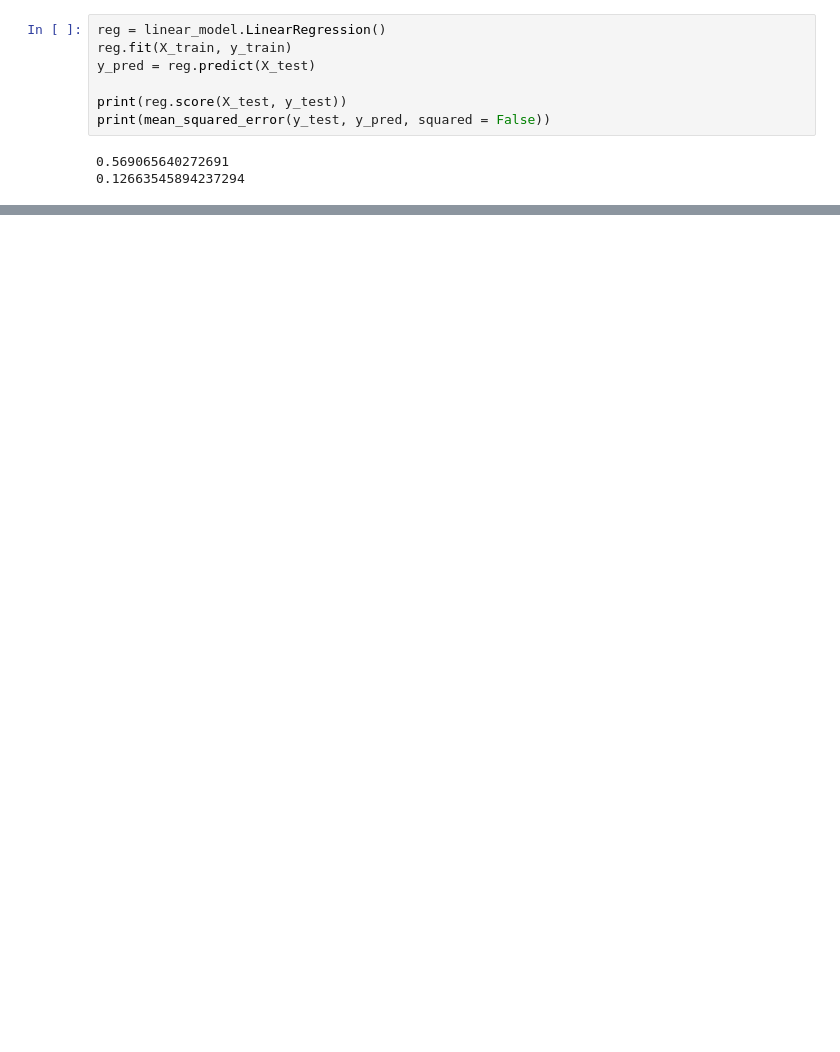
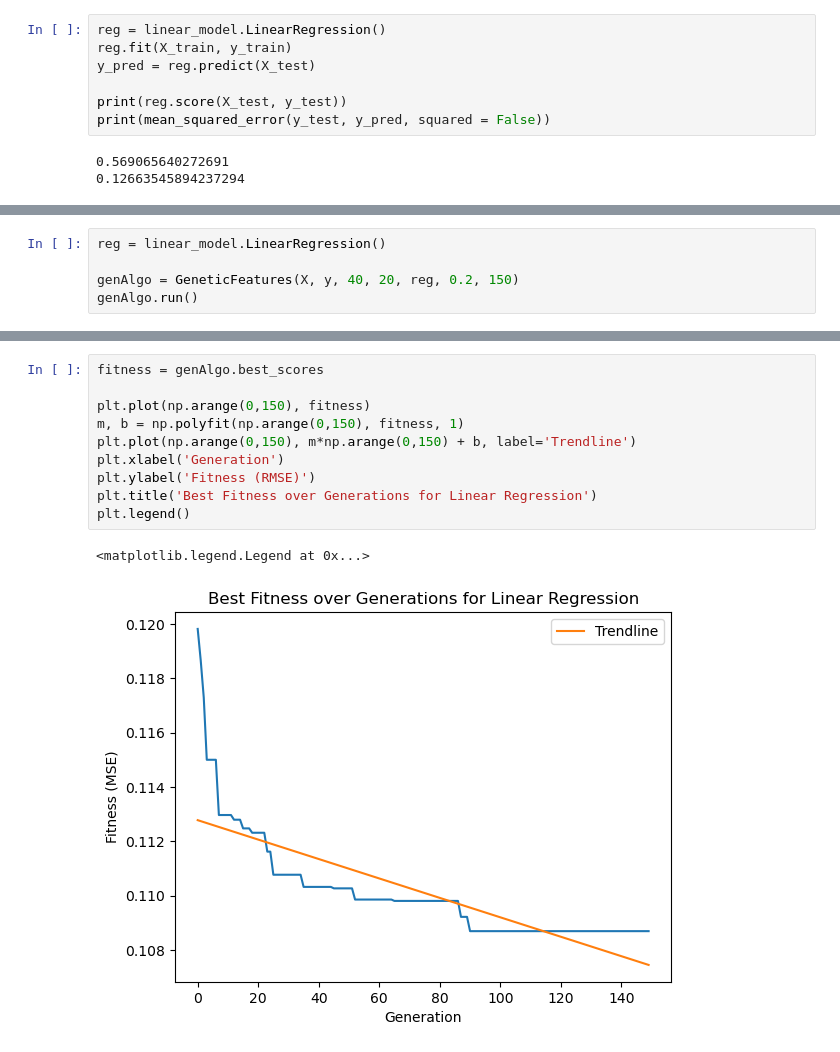
Before and after one commit to scolino/cs5100_project, a Jupyter notebook: src_code/2_model_building.ipynb, the cells around one changed output, grey strips where cells are left out. Cells and saved outputs as stored; diff of their text form; blank space fills up the shorter version.

```diff
--- a/src_code/2_model_building.ipynb
+++ b/src_code/2_model_building.ipynb
@@ -133,0 +210,5 @@ print(m)
+# %%
+reg = linear_model.LinearRegression()
+
+genAlgo = GeneticFeatures(X, y, 40, 20, reg, 0.2, 150)
+genAlgo.run()
@@ -133,0 +233,13 @@ print(m)
+# %%
+fitness = genAlgo.best_scores
+
+plt.plot(np.arange(0,150), fitness)
+m, b = np.polyfit(np.arange(0,150), fitness, 1)
+plt.plot(np.arange(0,150), m*np.arange(0,150) + b, label='Trendline')
+plt.xlabel('Generation')
+plt.ylabel('Fitness (RMSE)')
+plt.title('Best Fitness over Generations for Linear Regression')
+plt.legend()
+# %% [output]
+<matplotlib.legend.Legend at 0x...>
+[figure, added]
```
Also changed, not shown: parts of 28 cells of this notebook, 1 other file.
